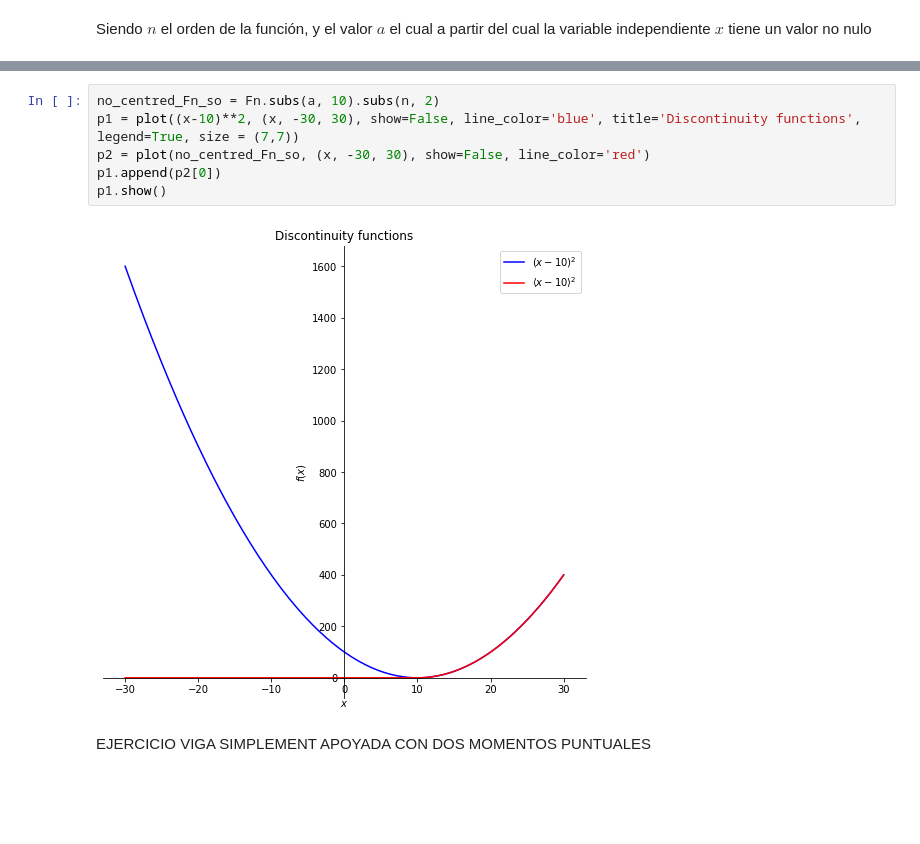
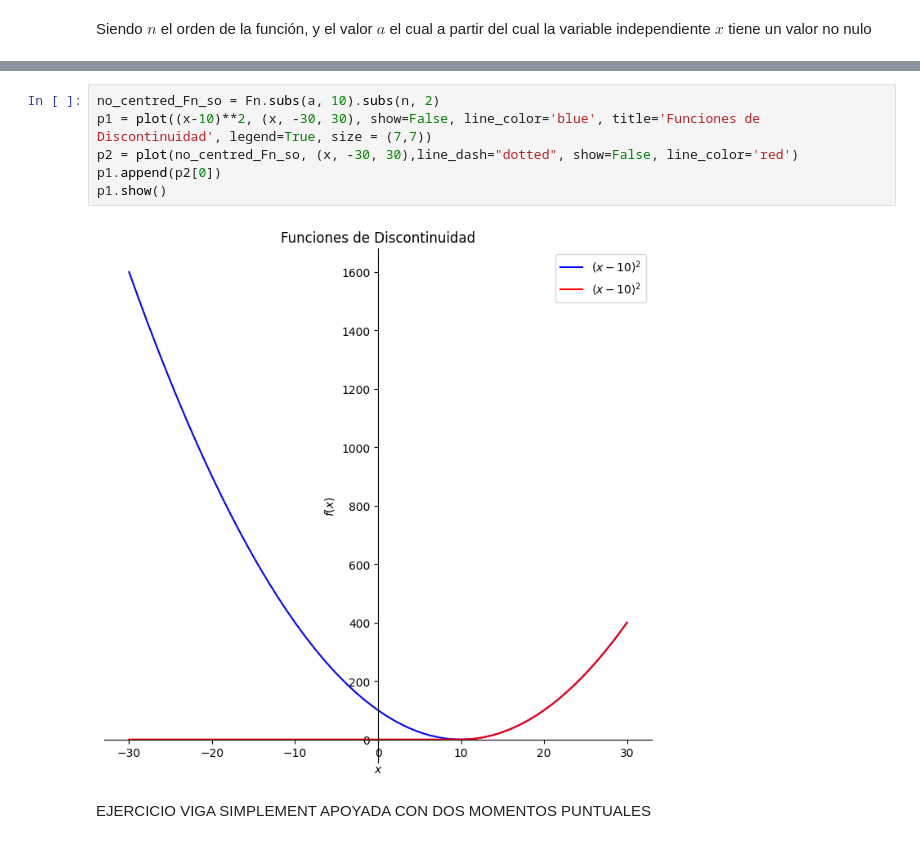
Before and after one commit to EnriqueGarMac/Estructuras_I_II, a Jupyter notebook: Ejemplos/Estructuras_II/Cuadernillos_Jupyter/Ecuacion_universal_de_la_Elastica.ipynb, the cells around one changed output, grey strips where cells are left out. Cells and saved outputs as stored; diff of their text form; blank space fills up the shorter version.

```diff
--- a/Ejemplos/Estructuras_II/Cuadernillos_Jupyter/Ecuacion_universal_de_la_Elastica.ipynb
+++ b/Ejemplos/Estructuras_II/Cuadernillos_Jupyter/Ecuacion_universal_de_la_Elastica.ipynb
@@ -32,11 +51,11 @@ p1.show()
 # %%
 no_centred_Fn_so = Fn.subs(a, 10).subs(n, 2)
-p1 = plot((x-10)**2, (x, -30, 30), show=False, line_color='blue', title='Discontinuity functions', legend=True, size = (7,7))
-p2 = plot(no_centred_Fn_so, (x, -30, 30), show=False, line_color='red')
+p1 = plot((x-10)**2, (x, -30, 30), show=False, line_color='blue', title='Funciones de Discontinuidad', legend=True, size = (7,7))
+p2 = plot(no_centred_Fn_so, (x, -30, 30),line_dash="dotted", show=False, line_color='red')
 p1.append(p2[0])
 p1.show()
 # %% [output]
-[figure, old version]
+[figure, new version]
 # %% [markdown]
 EJERCICIO VIGA SIMPLEMENT APOYADA CON DOS MOMENTOS PUNTUALES
 # %%
```
Also changed, not shown: parts of 2 cells of this notebook, 34 other files.
